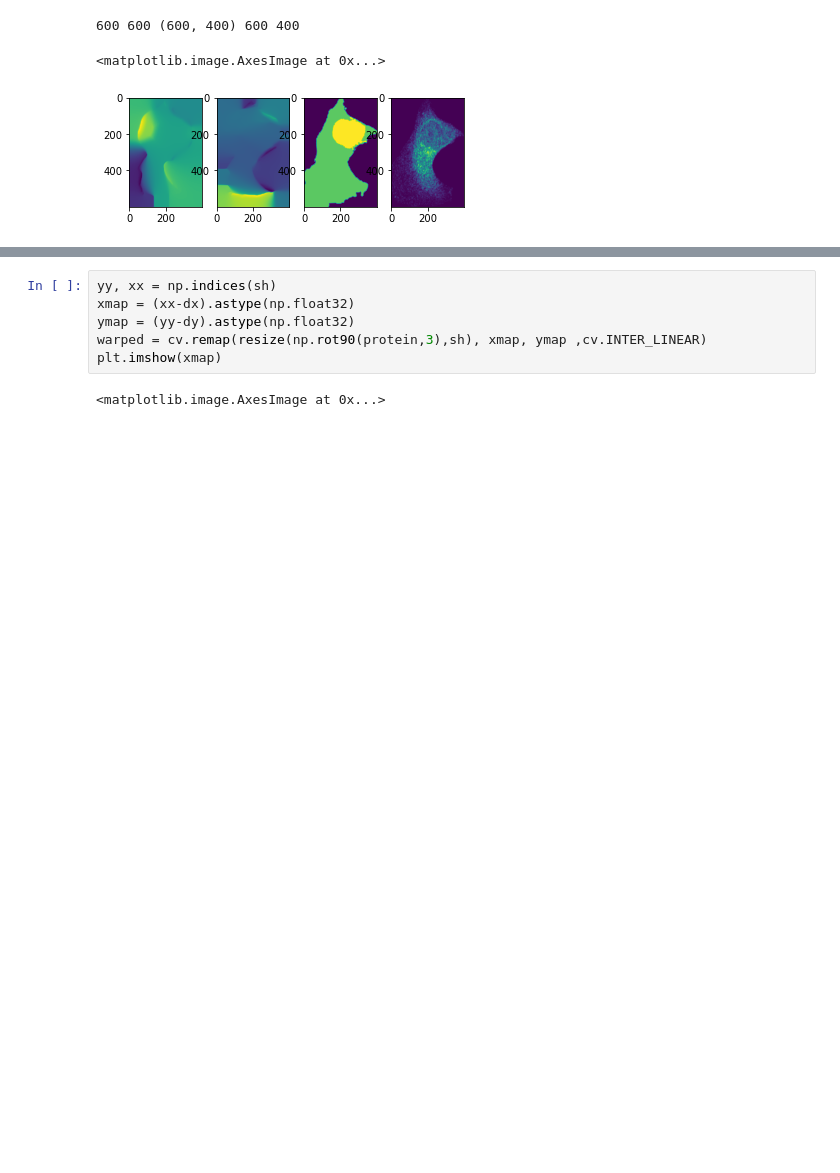
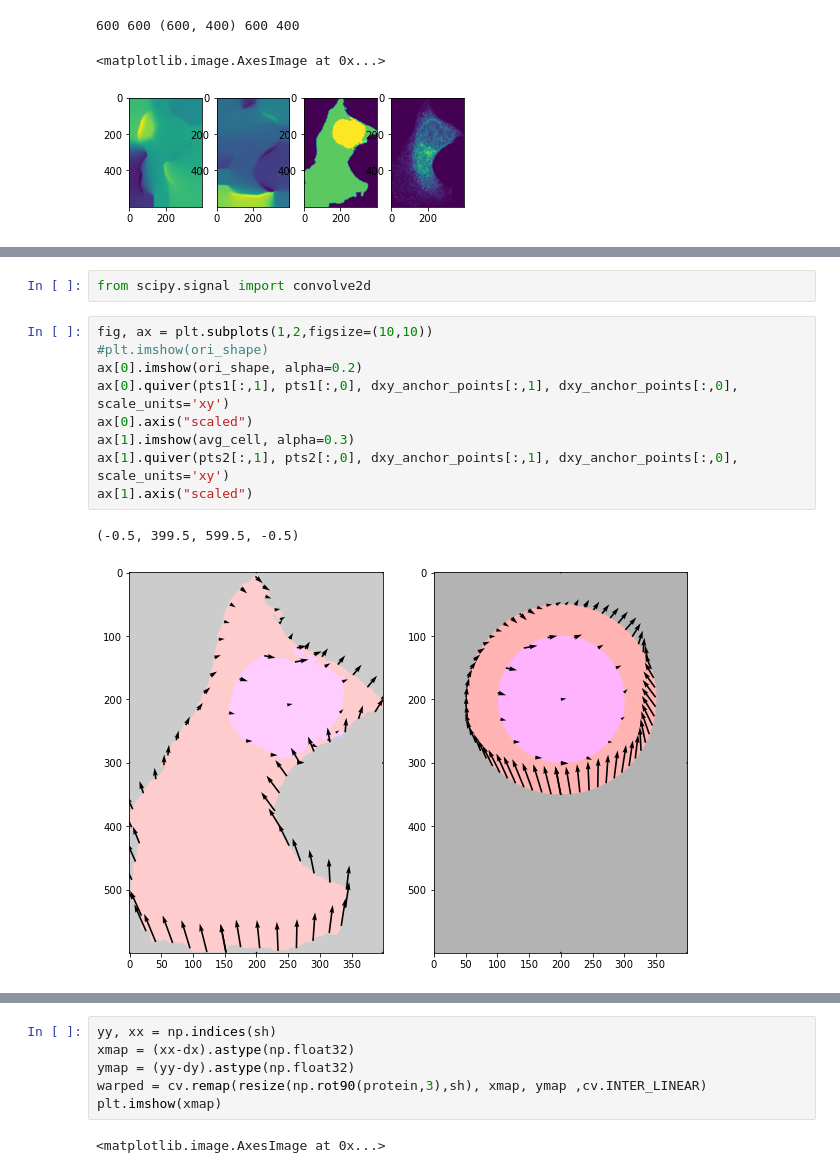
Before and after one commit to trangle1302/2D_shapespace, a Jupyter notebook: notebooks/deformation_field.ipynb, the cells around one changed output, grey strips where cells are left out. Saved outputs shown, nothing was run; the diff lists cells and outputs as text; blank space fills up the shorter version.

```diff
--- a/notebooks/deformation_field.ipynb
+++ b/notebooks/deformation_field.ipynb
@@ -365,0 +381,14 @@ grid_x.shape
+# %%
+from scipy.signal import convolve2d
+# %%
+fig, ax = plt.subplots(1,2,figsize=(10,10))
+#plt.imshow(ori_shape)
+ax[0].imshow(ori_shape, alpha=0.2)
+ax[0].quiver(pts1[:,1], pts1[:,0], dxy_anchor_points[:,1], dxy_anchor_points[:,0], scale_units='xy')
+ax[0].axis("scaled")
+ax[1].imshow(avg_cell, alpha=0.3)
+ax[1].quiver(pts2[:,1], pts2[:,0], dxy_anchor_points[:,1], dxy_anchor_points[:,0], scale_units='xy')
+ax[1].axis("scaled")
+# %% [output]
+(-0.5, 399.5, 599.5, -0.5)
+[figure, added]
```
Also changed, not shown: parts of 35 cells of this notebook, 2 other files.
